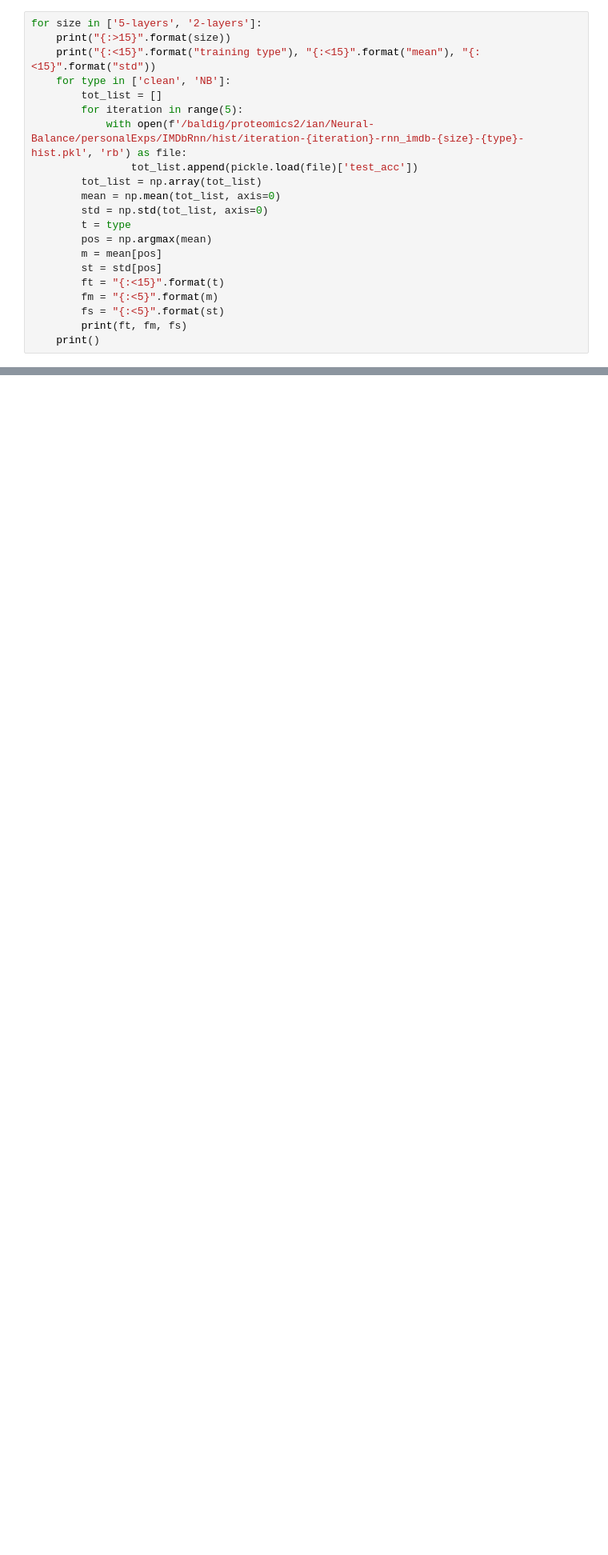
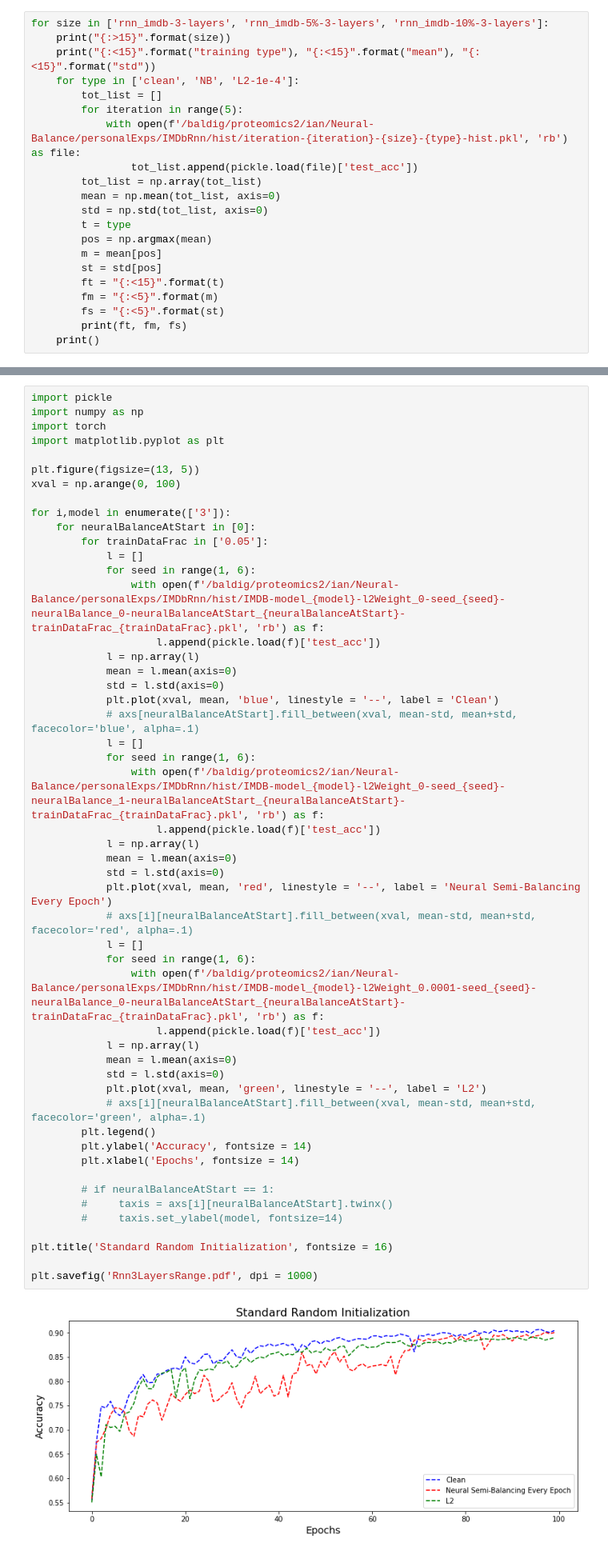
Before and after one commit to antonyalexos/Neural-Balance, a Jupyter notebook: personalExps/IMDbRnn/plotting.ipynb, the cells around one changed output, grey strips where cells are left out. Shown at 80% size. Drawn from its saved outputs; the diff is of its cells as text; blank space fills up the shorter version.

```diff
--- a/personalExps/IMDbRnn/plotting.ipynb
+++ b/personalExps/IMDbRnn/plotting.ipynb
@@ -35,11 +45,11 @@ for size_pos, size in enumerate(['5-layers', '2-layers']):
 # %%
-for size in ['5-layers', '2-layers']:
+for size in ['rnn_imdb-3-layers', 'rnn_imdb-5%-3-layers', 'rnn_imdb-10%-3-layers']:
     print("{:>15}".format(size))
     print("{:<15}".format("training type"), "{:<15}".format("mean"), "{:<15}".format("std"))
-    for type in ['clean', 'NB']:
+    for type in ['clean', 'NB', 'L2-1e-4']:
         tot_list = []
         for iteration in range(5):
-            with open(f'/baldig/proteomics2/ian/Neural-Balance/personalExps/IMDbRnn/hist/iteration-{iteration}-rnn_imdb-{size}-{type}-hist.pkl', 'rb') as file:
+            with open(f'/baldig/proteomics2/ian/Neural-Balance/personalExps/IMDbRnn/hist/iteration-{iteration}-{size}-{type}-hist.pkl', 'rb') as file:
                 tot_list.append(pickle.load(file)['test_acc'])
         tot_list = np.array(tot_list)
         mean = np.mean(tot_list, axis=0)
@@ -65,0 +191,52 @@ NB              0.8984021895012614 0.004420845428398311
+# %%
+import pickle
+import numpy as np
+import torch
+import matplotlib.pyplot as plt
+
+plt.figure(figsize=(13, 5))
+xval = np.arange(0, 100)
+
+for i,model in enumerate(['3']):
+    for neuralBalanceAtStart in [0]:
+        for trainDataFrac in ['0.05']:
+            l = []
+            for seed in range(1, 6):
+                with open(f'/baldig/proteomics2/ian/Neural-Balance/personalExps/IMDbRnn/hist/IMDB-model_{model}-l2Weight_0-seed_{seed}-neuralBalance_0-neuralBalanceAtStart_{neuralBalanceAtStart}-trainDataFrac_{trainDataFrac}.pkl', 'rb') as f:
+                    l.append(pickle.load(f)['test_acc'])
+            l = np.array(l)
+            mean = l.mean(axis=0)
+            std = l.std(axis=0)
+            plt.plot(xval, mean, 'blue', linestyle = '--', label = 'Clean')
+            # axs[neuralBalanceAtStart].fill_between(xval, mean-std, mean+std, facecolor='blue', alpha=.1)
+            l = []
+            for seed in range(1, 6):
+                with open(f'/baldig/proteomics2/ian/Neural-Balance/personalExps/IMDbRnn/hist/IMDB-model_{model}-l2Weight_0-seed_{seed}-neuralBalance_1-neuralBalanceAtStart_{neuralBalanceAtStart}-trainDataFrac_{trainDataFrac}.pkl', 'rb') as f:
+                    l.append(pickle.load(f)['test_acc'])
+            l = np.array(l)
+            mean = l.mean(axis=0)
+            std = l.std(axis=0)
+            plt.plot(xval, mean, 'red', linestyle = '--', label = 'Neural Semi-Balancing Every Epoch')
+            # axs[i][neuralBalanceAtStart].fill_between(xval, mean-std, mean+std, facecolor='red', alpha=.1)
+            l = []
+            for seed in range(1, 6):
+                with open(f'/baldig/proteomics2/ian/Neural-Balance/personalExps/IMDbRnn/hist/IMDB-model_{model}-l2Weight_0.0001-seed_{seed}-neuralBalance_0-neuralBalanceAtStart_{neuralBalanceAtStart}-trainDataFrac_{trainDataFrac}.pkl', 'rb') as f:
+                    l.append(pickle.load(f)['test_acc'])
+            l = np.array(l)
+            mean = l.mean(axis=0)
+            std = l.std(axis=0)
+            plt.plot(xval, mean, 'green', linestyle = '--', label = 'L2')
+            # axs[i][neuralBalanceAtStart].fill_between(xval, mean-std, mean+std, facecolor='green', alpha=.1)
+        plt.legend()
+        plt.ylabel('Accuracy', fontsize = 14)
+        plt.xlabel('Epochs', fontsize = 14)
+
+        # if neuralBalanceAtStart == 1:
+        #     taxis = axs[i][neuralBalanceAtStart].twinx()
+        #     taxis.set_ylabel(model, fontsize=14)
+
+plt.title('Standard Random Initialization', fontsize = 16)
+
+plt.savefig('Rnn3LayersRange.pdf', dpi = 1000)
+# %% [output]
+[figure, added]
```
Also changed, not shown: parts of 5 cells of this notebook, 18 other files.
